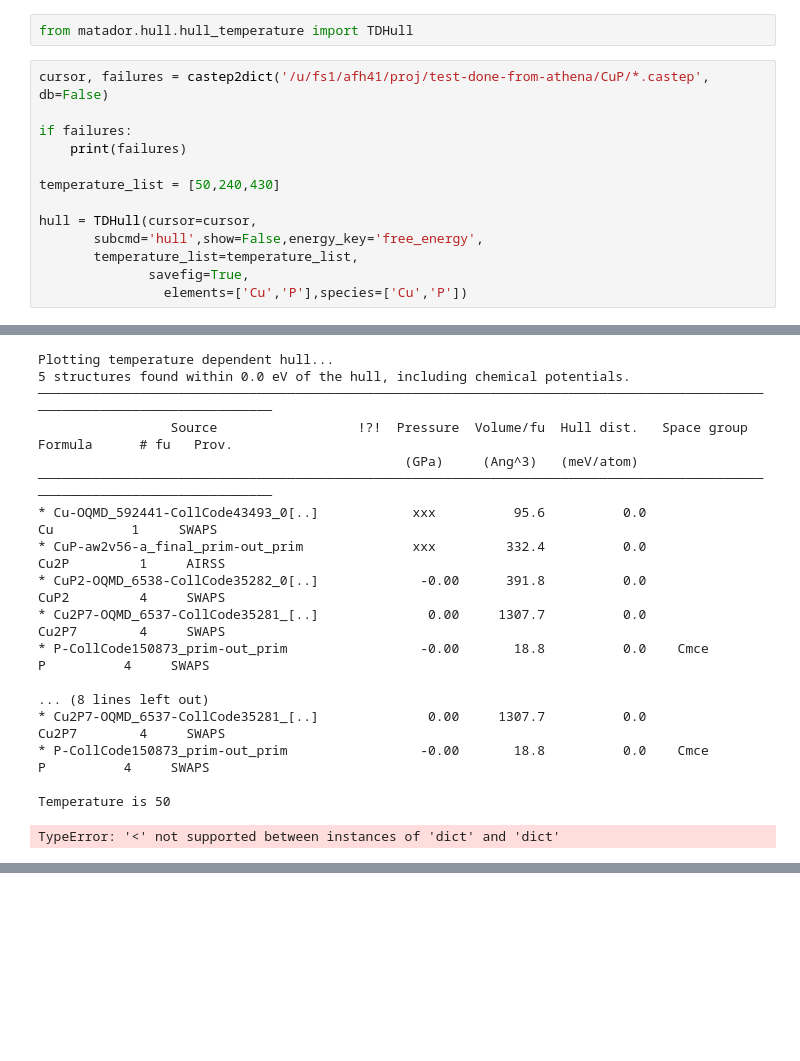
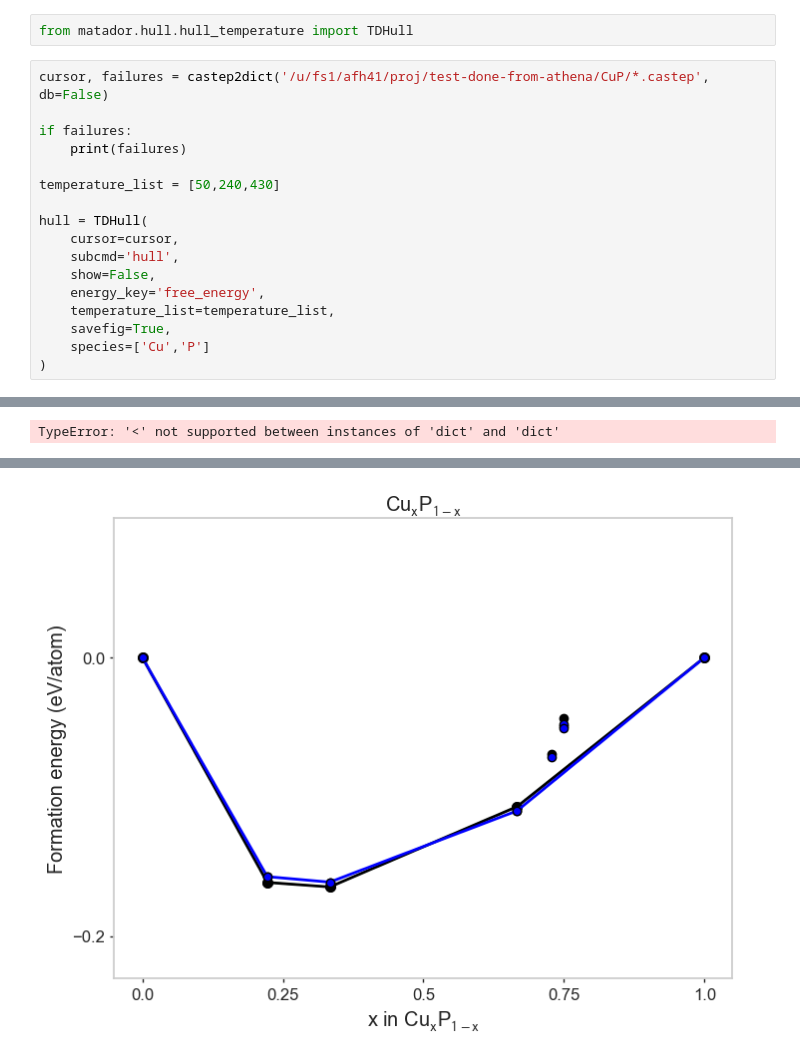
Before and after one commit to harpaf13/data.copper-phosphides, a Jupyter notebook: CuP_results.ipynb, the cells around one changed output, grey strips where cells are left out. Saved outputs shown, nothing was run; the diff lists cells and outputs as text; blank space fills up the shorter version.

```diff
--- a/CuP_results.ipynb
+++ b/CuP_results.ipynb
@@ -210,9 +256,13 @@ if failures:
 
 temperature_list = [50,240,430]
 
-hull = TDHull(cursor=cursor,
-       subcmd='hull',show=False,energy_key='free_energy',
-       temperature_list=temperature_list,
-              savefig=True,
-                elements=['Cu','P'],species=['Cu','P'])
+hull = TDHull(
+    cursor=cursor,
+    subcmd='hull',
+    show=False,
+    energy_key='free_energy',
+    temperature_list=temperature_list,
+    savefig=True,
+    species=['Cu','P']
+)
 # %% [output]
@@ -220,18 +286 @@ hull = TDHull(cursor=cursor,
-Plotting temperature dependent hull...
-5 structures found within 0.0 eV of the hull, including chemical potentials.
-───────────────────────────────────────────────────────────────────────────────────────────────────────────────────────────
-                 Source                  !?!  Pressure  Volume/fu  Hull dist.   Space group     Formula      # fu   Prov.
-                                               (GPa)     (Ang^3)   (meV/atom)
-───────────────────────────────────────────────────────────────────────────────────────────────────────────────────────────
-* Cu-OQMD_592441-CollCode43493_0[..]            xxx          95.6          0.0                   Cu          1     SWAPS
-* CuP-aw2v56-a_final_prim-out_prim              xxx         332.4          0.0                  Cu2P         1     AIRSS
-* CuP2-OQMD_6538-CollCode35282_0[..]             -0.00      391.8          0.0                  CuP2         4     SWAPS
-* Cu2P7-OQMD_6537-CollCode35281_[..]              0.00     1307.7          0.0                  Cu2P7        4     SWAPS
-* P-CollCode150873_prim-out_prim                 -0.00       18.8          0.0    Cmce            P          4     SWAPS
-
-... (8 lines left out)
-* Cu2P7-OQMD_6537-CollCode35281_[..]              0.00     1307.7          0.0                  Cu2P7        4     SWAPS
-* P-CollCode150873_prim-out_prim                 -0.00       18.8          0.0    Cmce            P          4     SWAPS
-
-Temperature is 50
+TypeError: '<' not supported between instances of 'dict' and 'dict'
-TypeError: '<' not supported between instances of 'dict' and 'dict'
@@ -238,0 +287 @@ TypeError: '<' not supported between instances of 'dict' and 'dict'
+[figure, added]
```
Also changed, not shown: parts of 15 cells of this notebook.
